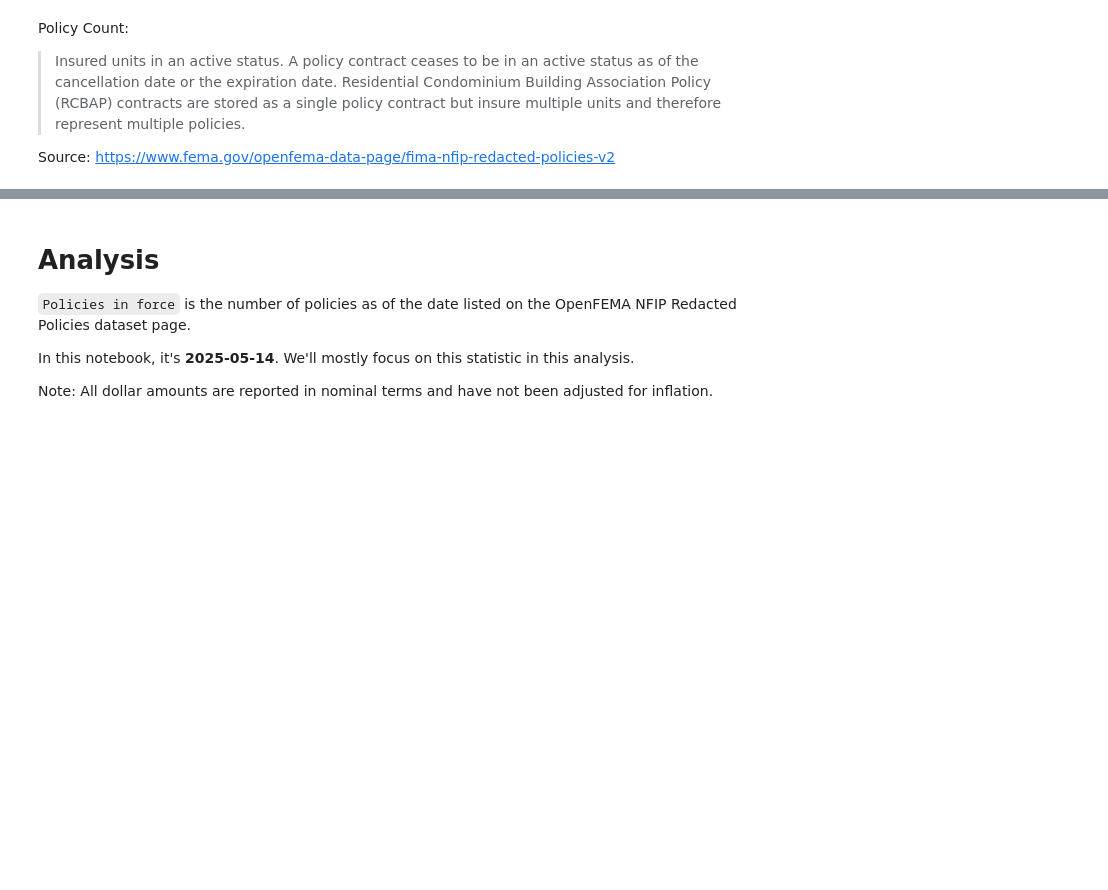
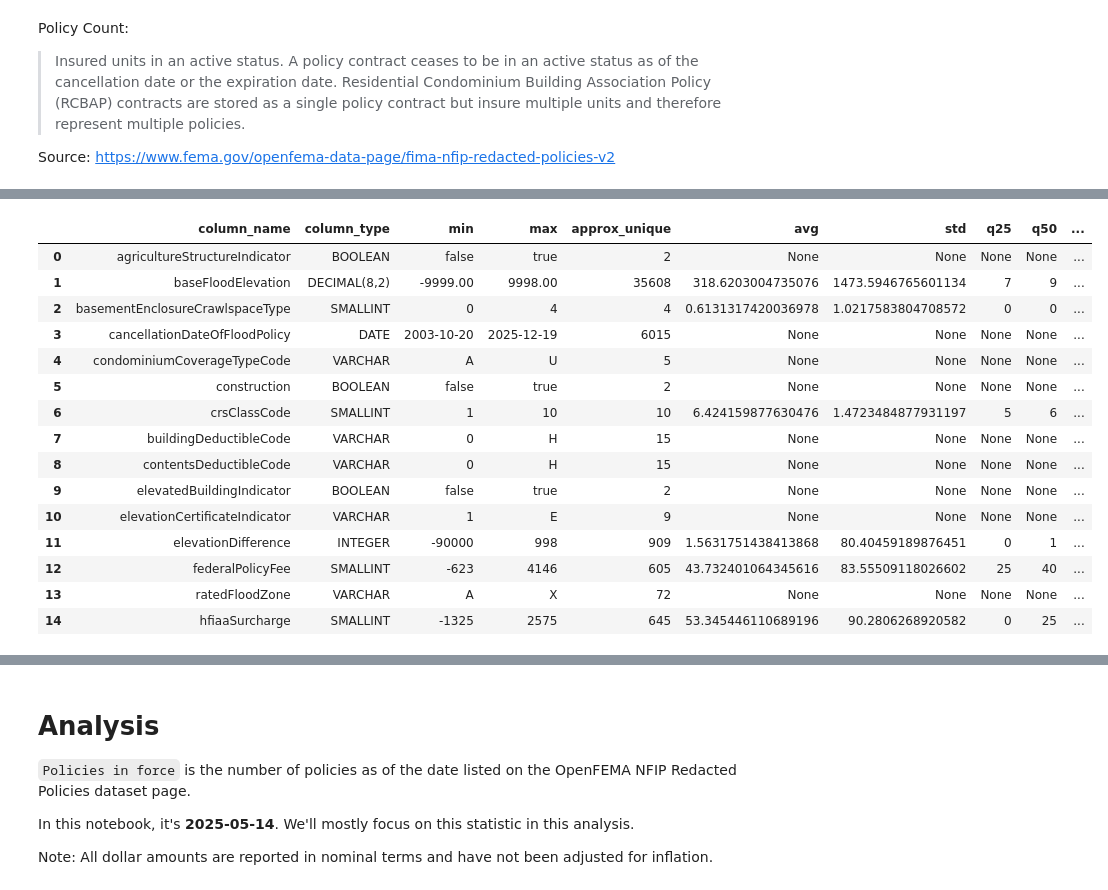
Before and after one commit to mebauer/duckdb-fema-nfip, a Jupyter notebook: analysis-policies.ipynb, the cells around one changed output, grey strips where cells are left out. Drawn from its saved outputs; the diff is of its cells as text; code cells hidden in the pictures; blank space fills up the shorter version.

```diff
--- a/analysis-policies.ipynb
+++ b/analysis-policies.ipynb
@@ -319,0 +337,20 @@ Source: https://www.fema.gov/openfema-data-page/fima-nfip-redacted-policies-v2
+# %%
+# slice through columns for readability
+summarize_df.iloc[:15, :]
+# %% [output]
+|  | column_name | column_type | min | max | approx_unique | avg | std | q25 | q50 | ... |
+| 0 | agricultureStructureIndicator | BOOLEAN | false | true | 2 | None | None | None | None | ... |
+| 1 | baseFloodElevation | DECIMAL(8,2) | -9999.00 | 9998.00 | 35608 | 318.6203004735076 | 1473.5946765601134 | 7 | 9 | ... |
+| 2 | basementEnclosureCrawlspaceType | SMALLINT | 0 | 4 | 4 | 0.6131317420036978 | 1.0217583804708572 | 0 | 0 | ... |
+| 3 | cancellationDateOfFloodPolicy | DATE | 2003-10-20 | 2025-12-19 | 6015 | None | None | None | None | ... |
+| 4 | condominiumCoverageTypeCode | VARCHAR | A | U | 5 | None | None | None | None | ... |
+| 5 | construction | BOOLEAN | false | true | 2 | None | None | None | None | ... |
+| 6 | crsClassCode | SMALLINT | 1 | 10 | 10 | 6.424159877630476 | 1.4723484877931197 | 5 | 6 | ... |
+| 7 | buildingDeductibleCode | VARCHAR | 0 | H | 15 | None | None | None | None | ... |
+| 8 | contentsDeductibleCode | VARCHAR | 0 | H | 15 | None | None | None | None | ... |
+| 9 | elevatedBuildingIndicator | BOOLEAN | false | true | 2 | None | None | None | None | ... |
+| 10 | elevationCertificateIndicator | VARCHAR | 1 | E | 9 | None | None | None | None | ... |
+| 11 | elevationDifference | INTEGER | -90000 | 998 | 909 | 1.5631751438413868 | 80.40459189876451 | 0 | 1 | ... |
+| 12 | federalPolicyFee | SMALLINT | -623 | 4146 | 605 | 43.732401064345616 | 83.55509118026602 | 25 | 40 | ... |
+| 13 | ratedFloodZone | VARCHAR | A | X | 72 | None | None | None | None | ... |
+| 14 | hfiaaSurcharge | SMALLINT | -1325 | 2575 | 645 | 53.345446110689196 | 90.2806268920582 | 0 | 25 | ... |
```
Also changed, not shown: parts of 11 cells of this notebook, 2 other files.
